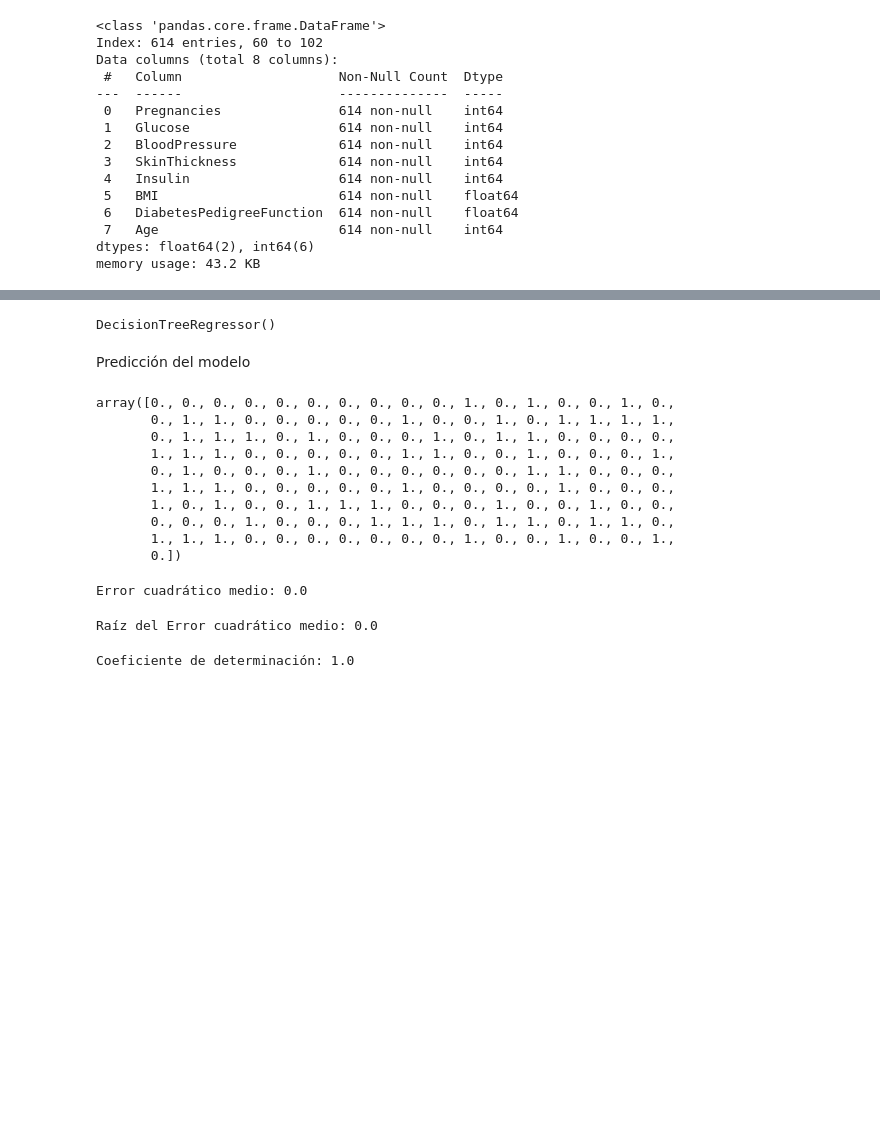
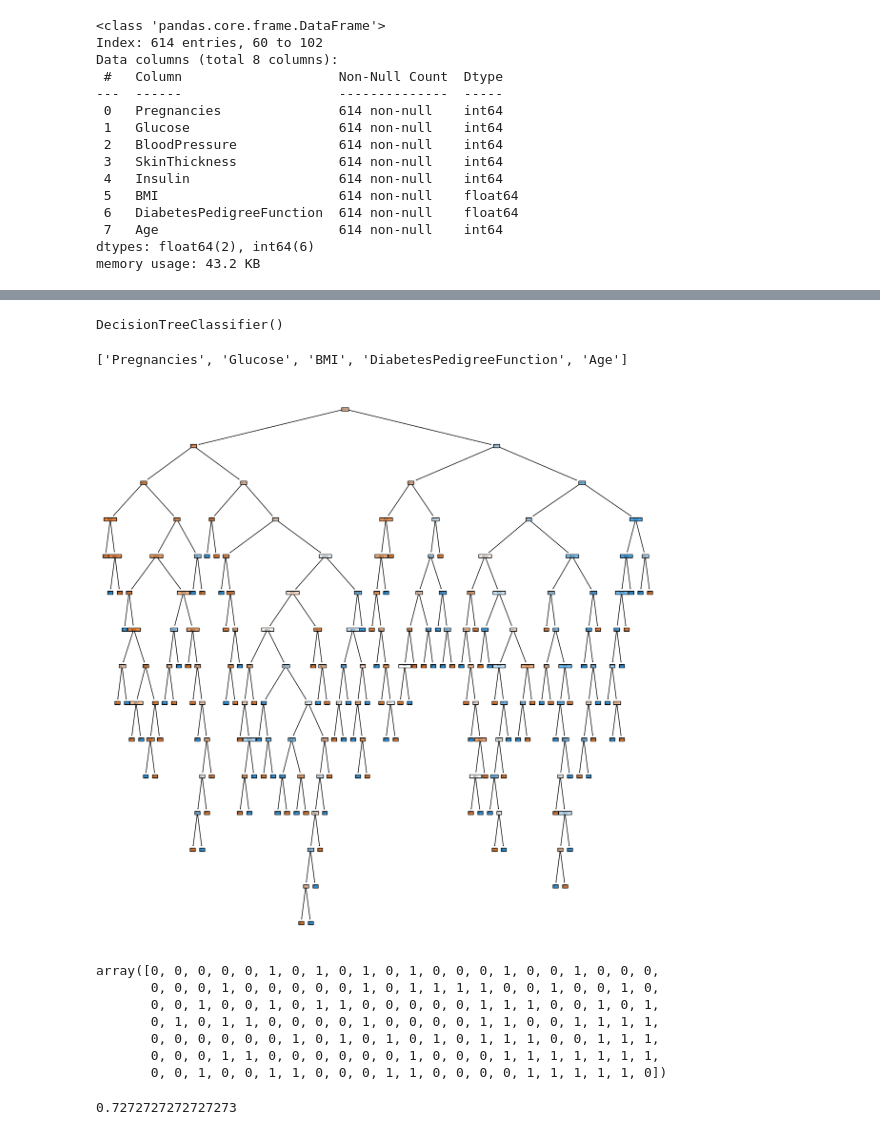
Before and after one commit to emilceinfante/Arboles_decision, a Jupyter notebook: src/explore.ipynb, the cells around one changed output, grey strips where cells are left out. Drawn from its saved outputs; the diff is of its cells as text; code cells hidden in the pictures; blank space fills up the shorter version.

```diff
--- a/src/explore.ipynb
+++ b/src/explore.ipynb
@@ -397,39 +396,39 @@ X_train.shape
 # %%
-from sklearn.tree import DecisionTreeRegressor
+from sklearn.tree import DecisionTreeClassifier
 
-model = DecisionTreeRegressor()
+model = DecisionTreeClassifier()
 model.fit(X_train, y_train)
 # %% [output]
-DecisionTreeRegressor()
+DecisionTreeClassifier()
-# %% [markdown]
-Predicción del modelo
+# %%
+list(X_train.columns)
+# %% [output]
+['Pregnancies', 'Glucose', 'BMI', 'DiabetesPedigreeFunction', 'Age']
+# %%
+import matplotlib.pyplot as plt
+from sklearn import tree
+
+fig = plt.figure(figsize=(15,15))
+
+tree.plot_tree(model, feature_names = list(X_train.columns), class_names = ["0", "1", "2"], filled = True)
+
+plt.show()
+# %% [output]
+[figure, added]
 # %%
 y_pred = model.predict(X_test)
 y_pred
 # %% [output]
-array([0., 0., 0., 0., 0., 0., 0., 0., 0., 0., 1., 0., 1., 0., 0., 1., 0.,
-       0., 1., 1., 0., 0., 0., 0., 0., 1., 0., 0., 1., 0., 1., 1., 1., 1.,
-       0., 1., 1., 1., 0., 1., 0., 0., 0., 1., 0., 1., 1., 0., 0., 0., 0.,
-       1., 1., 1., 0., 0., 0., 0., 0., 1., 1., 0., 0., 1., 0., 0., 0., 1.,
-       0., 1., 0., 0., 0., 1., 0., 0., 0., 0., 0., 0., 1., 1., 0., 0., 0.,
-       1., 1., 1., 0., 0., 0., 0., 0., 1., 0., 0., 0., 0., 1., 0., 0., 0.,
-       1., 0., 1., 0., 0., 1., 1., 1., 0., 0., 0., 1., 0., 0., 1., 0., 0.,
-       0., 0., 0., 1., 0., 0., 0., 1., 1., 1., 0., 1., 1., 0., 1., 1., 0.,
-       1., 1., 1., 0., 0., 0., 0., 0., 0., 0., 1., 0., 0., 1., 0., 0., 1.,
-       0.])
+array([0, 0, 0, 0, 0, 1, 0, 1, 0, 1, 0, 1, 0, 0, 0, 1, 0, 0, 1, 0, 0, 0,
+       0, 0, 0, 1, 0, 0, 0, 0, 0, 1, 0, 1, 1, 1, 1, 0, 0, 1, 0, 0, 1, 0,
+       0, 0, 1, 0, 0, 1, 0, 1, 1, 0, 0, 0, 0, 0, 1, 1, 1, 0, 0, 1, 0, 1,
+       0, 1, 0, 1, 1, 0, 0, 0, 0, 1, 0, 0, 0, 0, 1, 1, 0, 0, 1, 1, 1, 1,
+       0, 0, 0, 0, 0, 0, 1, 0, 1, 0, 1, 0, 1, 0, 1, 1, 1, 0, 0, 1, 1, 1,
+       0, 0, 0, 1, 1, 0, 0, 0, 0, 0, 0, 1, 0, 0, 0, 1, 1, 1, 1, 1, 1, 1,
+       0, 0, 1, 0, 0, 1, 1, 0, 0, 0, 1, 1, 0, 0, 0, 0, 1, 1, 1, 1, 1, 0])
 # %%
-from sklearn.metrics import mean_squared_error
+from sklearn.metrics import accuracy_score
 
-print(f"Error cuadrático medio: {mean_squared_error(y_test, y_pred)}")
+accuracy_score(y_test, y_pred)
 # %% [output]
-Error cuadrático medio: 0.0
+0.7272727272727273
-# %%
-import numpy as np
-print(f"Raíz del Error cuadrático medio: {np.sqrt(mean_squared_error(y_test, y_pred))}")
-# %% [output]
-Raíz del Error cuadrático medio: 0.0
-# %%
-from sklearn.metrics import r2_score
-print(f"Coeficiente de determinación: {r2_score(y_test, y_pred)}")
-# %% [output]
-Coeficiente de determinación: 1.0
```
Also changed, not shown: parts of 12 cells of this notebook, 2 other files.
